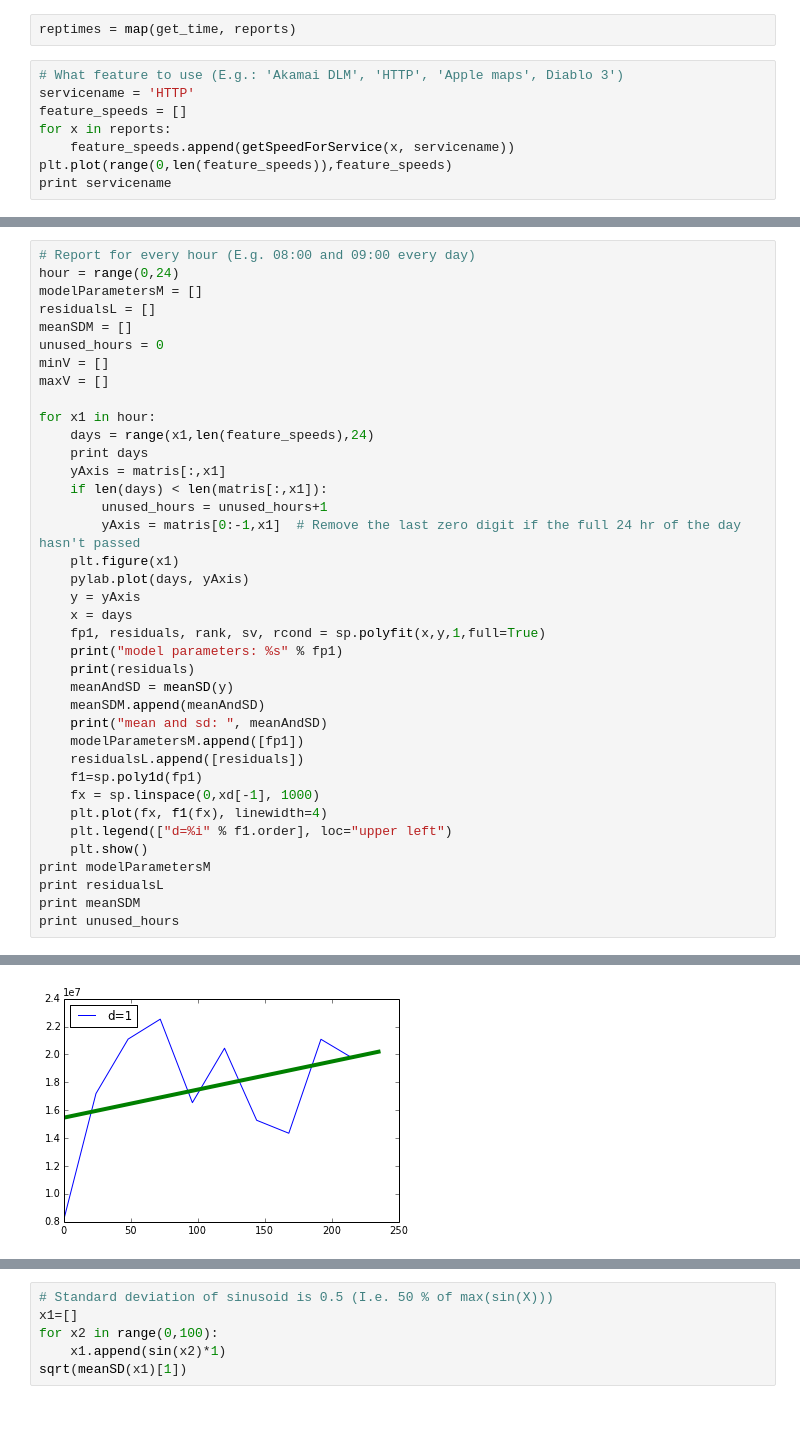
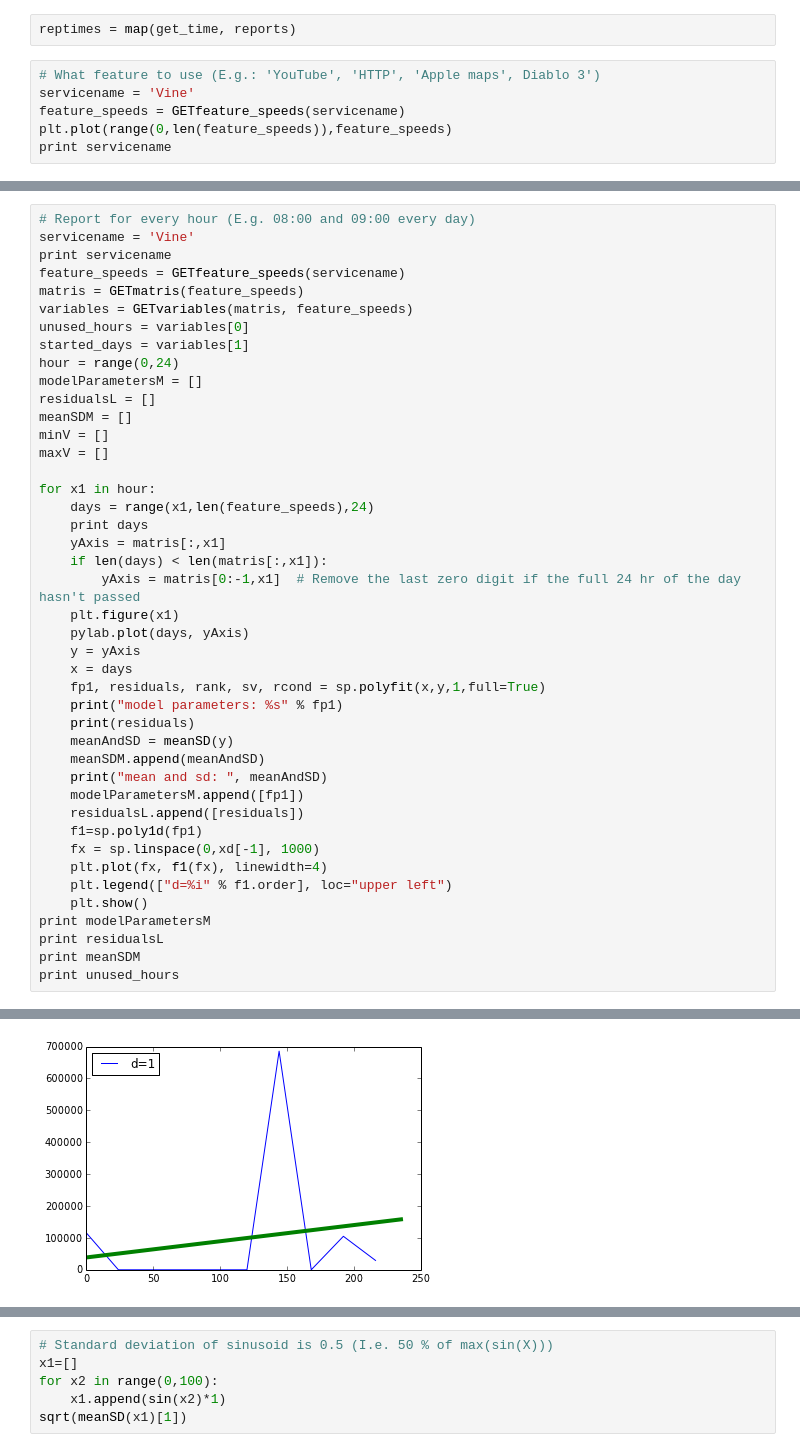
Before and after one commit to arnarn/projekt, a Jupyter notebook: project.ipynb, the cells around one changed output, grey strips where cells are left out. Saved outputs shown, nothing was run; the diff lists cells and outputs as text; blank space fills up the shorter version.

```diff
--- a/project.ipynb
+++ b/project.ipynb
@@ -42,11 +103,9 @@ def collect_services(reportList):
 # %%
 reptimes = map(get_time, reports)
 # %%
-# What feature to use (E.g.: 'Akamai DLM', 'HTTP', 'Apple maps', Diablo 3')
-servicename = 'HTTP'
-feature_speeds = []
-for x in reports:
-    feature_speeds.append(getSpeedForService(x, servicename))
+# What feature to use (E.g.: 'YouTube', 'HTTP', 'Apple maps', Diablo 3')
+servicename = 'Vine'
+feature_speeds = GETfeature_speeds(servicename)
 plt.plot(range(0,len(feature_speeds)),feature_speeds)
 print servicename
 # %% [output]
@@ -136,10 +149,16 @@ model parameters: [ 541.86656959 -855.0083673 ]
 # %%
 # Report for every hour (E.g. 08:00 and 09:00 every day)
+servicename = 'Vine'
+print servicename
+feature_speeds = GETfeature_speeds(servicename)
+matris = GETmatris(feature_speeds)
+variables = GETvariables(matris, feature_speeds)
+unused_hours = variables[0]
+started_days = variables[1]
 hour = range(0,24)
 modelParametersM = []
 residualsL = []
 meanSDM = []
-unused_hours = 0
 minV = []
 maxV = []
 
@@ -148,7 +167,6 @@ for x1 in hour:
     print days
     yAxis = matris[:,x1]
     if len(days) < len(matris[:,x1]):
-        unused_hours = unused_hours+1
         yAxis = matris[0:-1,x1]  # Remove the last zero digit if the full 24 hr of the day hasn't passed
     plt.figure(x1)
     pylab.plot(days, yAxis)
@@ -179,2 +198,2 @@ model parameters: [    20112.40050505  15465734.14545453]
-[figure, old version]
+[figure, new version]
 [1, 25, 49, 73, 97, 121, 145, 169, 193, 217]
```
Also changed, not shown: parts of 12 cells of this notebook.
